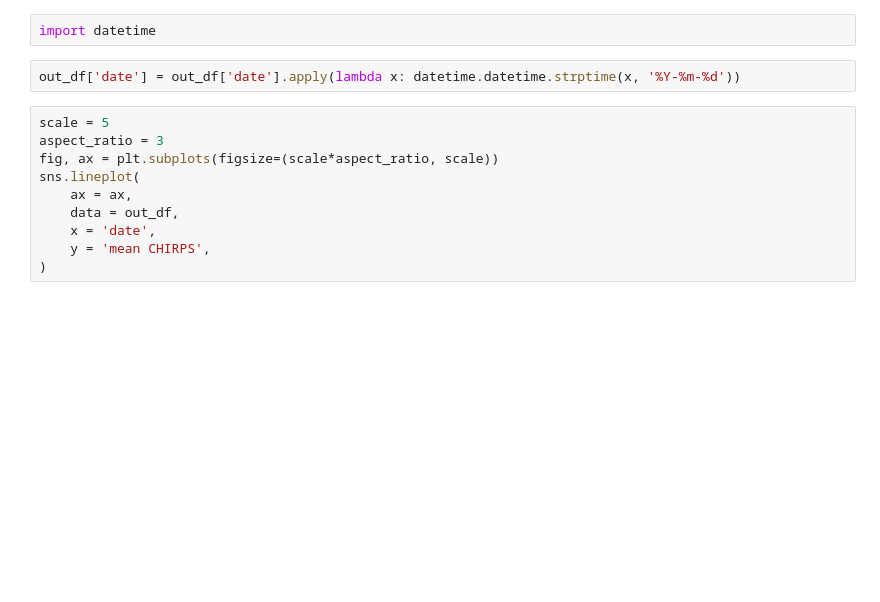
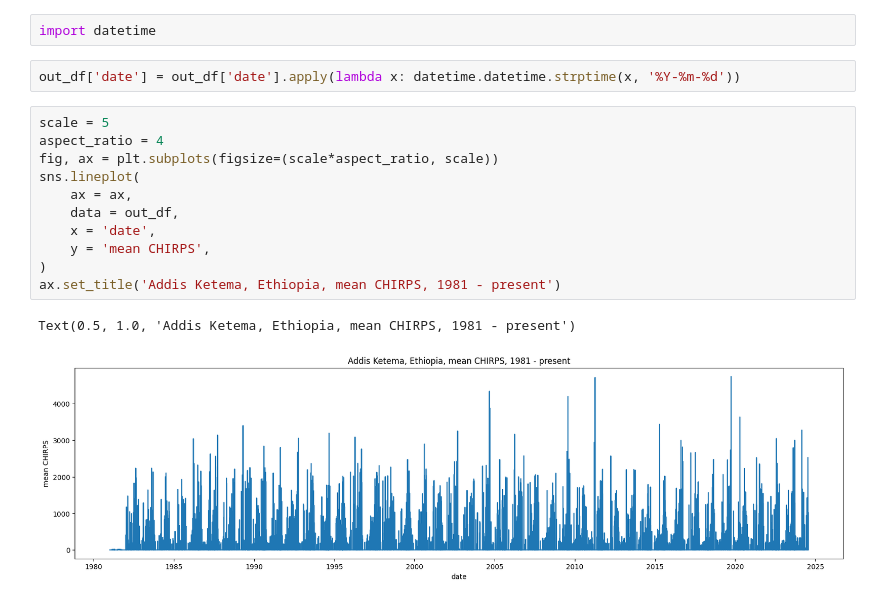
Before and after one commit to nikhilsrajan/fetch_chirps, a Jupyter notebook: notebooks/test.ipynb, the cells around one changed output. Cells and saved outputs as stored; diff of their text form; blank space fills up the shorter version.

```diff
--- a/notebooks/test.ipynb
+++ b/notebooks/test.ipynb
@@ -121,11 +140,15 @@ import datetime
 out_df['date'] = out_df['date'].apply(lambda x: datetime.datetime.strptime(x, '%Y-%m-%d'))
 # %%
 scale = 5
-aspect_ratio = 3
+aspect_ratio = 4
 fig, ax = plt.subplots(figsize=(scale*aspect_ratio, scale))
 sns.lineplot(
     ax = ax,
     data = out_df,
     x = 'date',
     y = 'mean CHIRPS',
 )
+ax.set_title('Addis Ketema, Ethiopia, mean CHIRPS, 1981 - present')
+# %% [output]
+Text(0.5, 1.0, 'Addis Ketema, Ethiopia, mean CHIRPS, 1981 - present')
+[figure, added]
```
Also changed, not shown: parts of 2 cells of this notebook, 1 other file.
